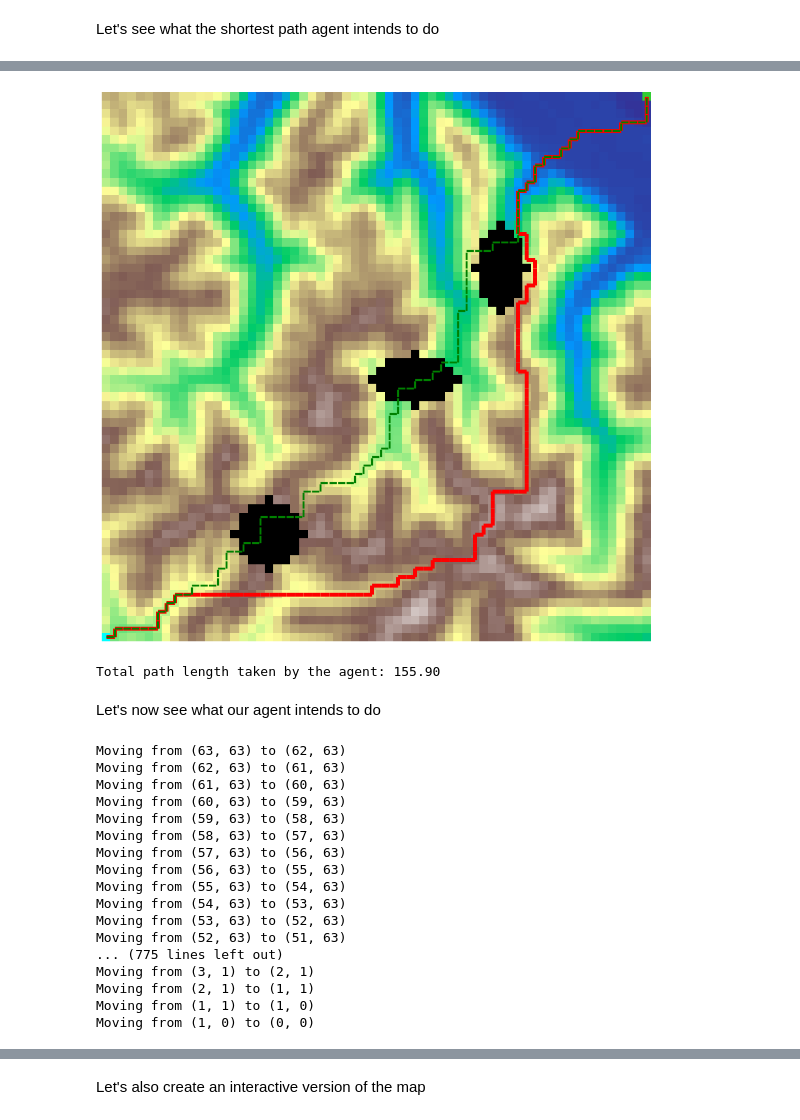
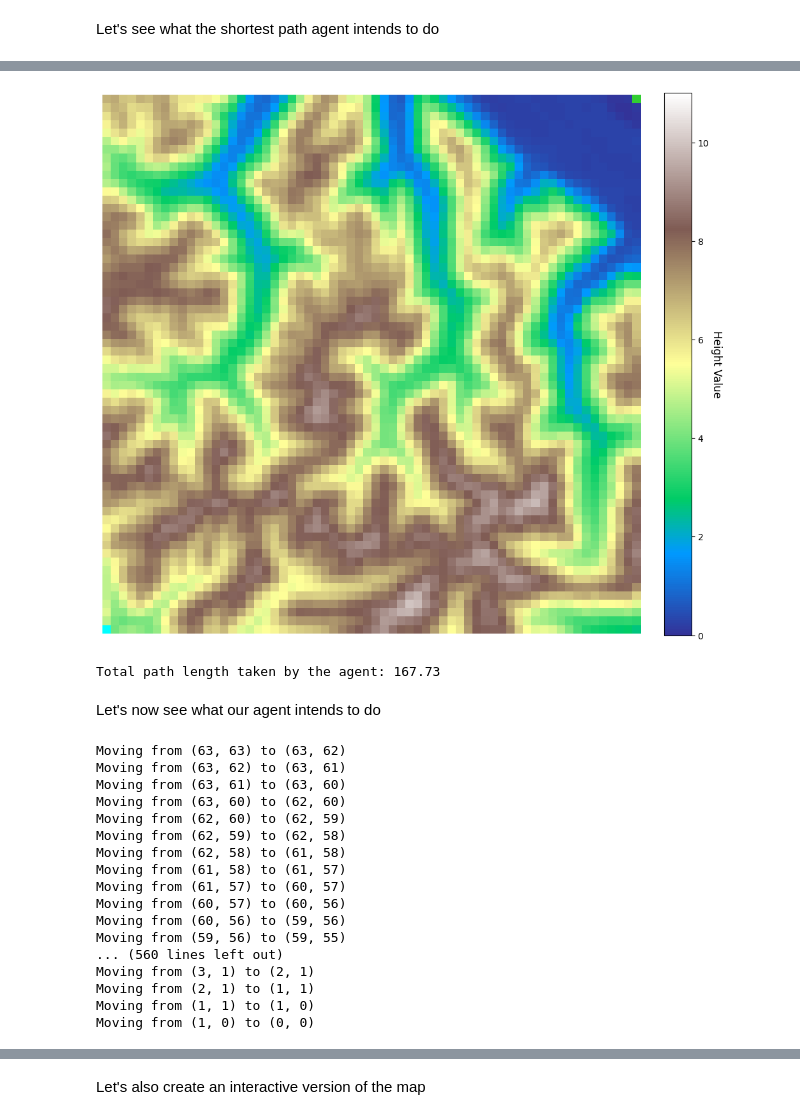
Before and after one commit to jongann-lee/Observability_mSTSP, a Jupyter notebook: Real_Life_Maps/visualization.ipynb, the cells around one changed output, grey strips where cells are left out. Cells and saved outputs as stored; diff of their text form; code cells hidden in the pictures.

```diff
--- a/Real_Life_Maps/visualization.ipynb
+++ b/Real_Life_Maps/visualization.ipynb
@@ -336,8 +336,8 @@ for node, data in blocked_env_graph.nodes(data=True):
         color = "limegreen"
     elif node_type == "target_unreached":
         color = "cyan"
-    elif node_type == "obstacle":
-        color = "black"
+    # elif node_type == "obstacle":
+    #     color = "black"
     else:
         h = data.get('height', 0)
         color = cmap(norm(h))
@@ -349,6 +349,14 @@ for node, data in blocked_env_graph.nodes(data=True):
         facecolor=color
     )
     ax.add_patch(rect)
+
+# We create a ScalarMappable to link the normalization and colormap
+sm = plt.cm.ScalarMappable(cmap=cmap, norm=norm)
+sm.set_array([]) # Required for matplotlib to link the data
+
+# Add the colorbar to the figure
+cbar = fig.colorbar(sm, ax=ax, fraction=0.046, pad=0.04)
+cbar.set_label('Height Value', rotation=270, labelpad=15, fontsize=12)
 
 # --- Draw only path edges in red ---
 path_1_edges = {tuple(sorted((path_1[i], path_1[i+1])))
@@ -360,44 +368,44 @@ line_segments = []
 for u, v in path_1_edges:
     line_segments.append([pos[u], pos[v]])
 
 dashed_line_segments = []
 for u, v in path1_original_edges:
     dashed_line_segments.append([pos[u], pos[v]])
 
 lc = mc.LineCollection(line_segments, colors='red', linewidths=5.0, zorder=3)
-ax.add_collection(lc)
+# ax.add_collection(lc)
 dashed_lc = mc.LineCollection(dashed_line_segments, colors='green', linewidth = 2.5, zorder=5, linestyles='dashed')
-ax.add_collection(dashed_lc)
+# ax.add_collection(dashed_lc)
 
 # --- Fit axes tightly to the grid ---
 ax.set_xlim(xs[0] - cell_w / 2, xs[-1] + cell_w / 2)
 ax.set_ylim(ys[0] - cell_h / 2, ys[-1] + cell_h / 2)
 ax.set_aspect('equal')
 ax.axis('off')
 
 # plt.title("Path of shortest path agent")
 plt.tight_layout()
 plt.show()
 
 # --- Path length (unchanged) ---
 total_path_length = 0.0
 for i in range(len(path_1) - 1):
     u = path_1[i]
     v = path_1[i + 1]
     edge_data = blocked_env_graph.get_edge_data(u, v)
     if edge_data:
         total_path_length += edge_data.get('distance', 0.0)
 print(f"Total path length taken by the agent: {total_path_length:.2f}")
 # %% [output]
-[figure, old version]
+[figure, new version]
-Total path length taken by the agent: 155.90
+Total path length taken by the agent: 167.73
 # %% [markdown]
 Let's now see what our agent intends to do
 # %%
 from Single_Agent.repeated_topk import RepeatedTopK
 
 env_graph2 = env_graph.copy()
-path2_generator = RepeatedTopK(reward_ratio = 1.0, env_graph=env_graph2, target_graph=target_graph,
+path2_generator = RepeatedTopK(reward_ratio = 3.0, env_graph=env_graph2, target_graph=target_graph,
                                sample_recursion = 4, sample_num_obstacle=3,sample_obstacle_hop=4)
 path_2 = path2_generator.find_best_path() # Start with the best path
 path2_original = path_2.copy()
@@ -471,19 +479,19 @@ while index < len(path_2) - 1:
     current_node = next_node
     index += 1
 # %% [output]
-Moving from (63, 63) to (62, 63)
-Moving from (62, 63) to (61, 63)
-Moving from (61, 63) to (60, 63)
-Moving from (60, 63) to (59, 63)
-Moving from (59, 63) to (58, 63)
-Moving from (58, 63) to (57, 63)
-Moving from (57, 63) to (56, 63)
-Moving from (56, 63) to (55, 63)
-Moving from (55, 63) to (54, 63)
-Moving from (54, 63) to (53, 63)
-Moving from (53, 63) to (52, 63)
-Moving from (52, 63) to (51, 63)
-... (775 lines left out)
+Moving from (63, 63) to (63, 62)
+Moving from (63, 62) to (63, 61)
+Moving from (63, 61) to (63, 60)
+Moving from (63, 60) to (62, 60)
+Moving from (62, 60) to (62, 59)
+Moving from (62, 59) to (62, 58)
+Moving from (62, 58) to (61, 58)
+Moving from (61, 58) to (61, 57)
+Moving from (61, 57) to (60, 57)
+Moving from (60, 57) to (60, 56)
+Moving from (60, 56) to (59, 56)
+Moving from (59, 56) to (59, 55)
+... (560 lines left out)
 Moving from (3, 1) to (2, 1)
 Moving from (2, 1) to (1, 1)
 Moving from (1, 1) to (1, 0)
```
Also changed, not shown: parts of 4 cells of this notebook, 7 other files.
